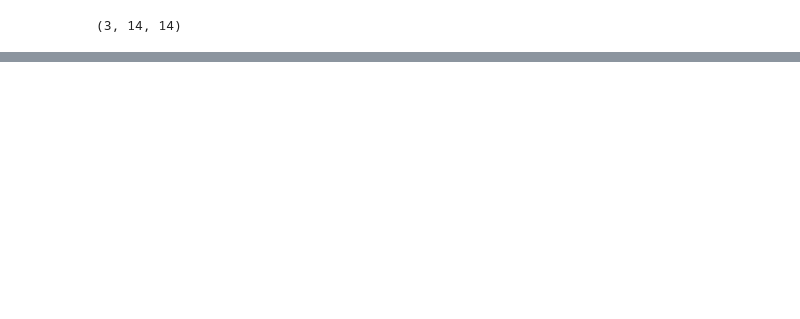
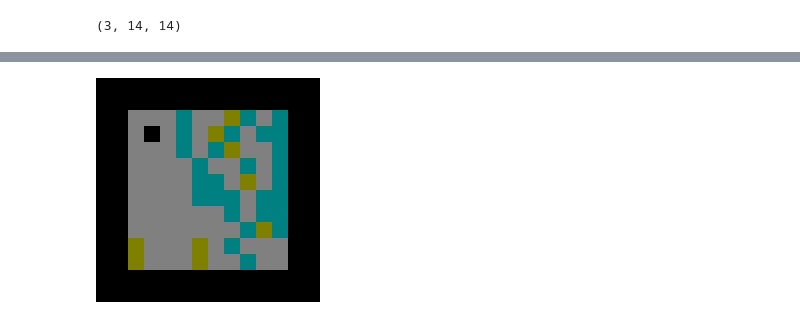
Before and after one commit to faameunier/MCTSnet, a Jupyter notebook: main.ipynb, the cells around one changed output, grey strips where cells are left out. Cells and saved outputs as stored; diff of their text form; code cells hidden in the pictures; blank space fills up the shorter version.

```diff
--- a/main.ipynb
+++ b/main.ipynb
@@ -220,3 +215,3 @@ tensor([[0.2280, 0.2342, 0.2617, 0.2761]], device='cuda:0',
 # %%
-mnet.train(1, 1, 100)
+mnet.train(400, 1, 200)
 # %% [output]
@@ -224,0 +222,4 @@ KeyboardInterrupt:
+# %%
+mnet.play(35)
+# %% [output]
+[figure, added]
```
Also changed, not shown: parts of 21 cells of this notebook, 9 other files.
